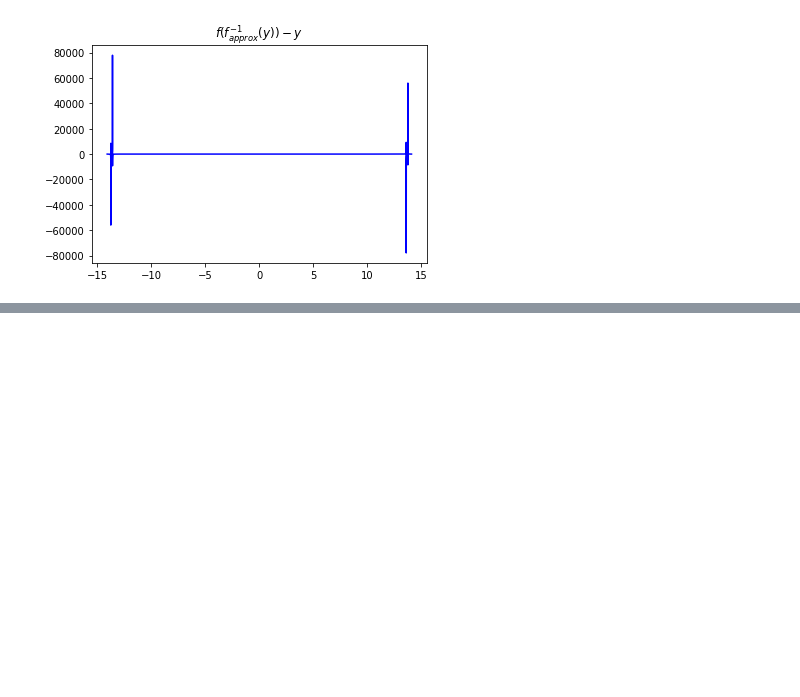
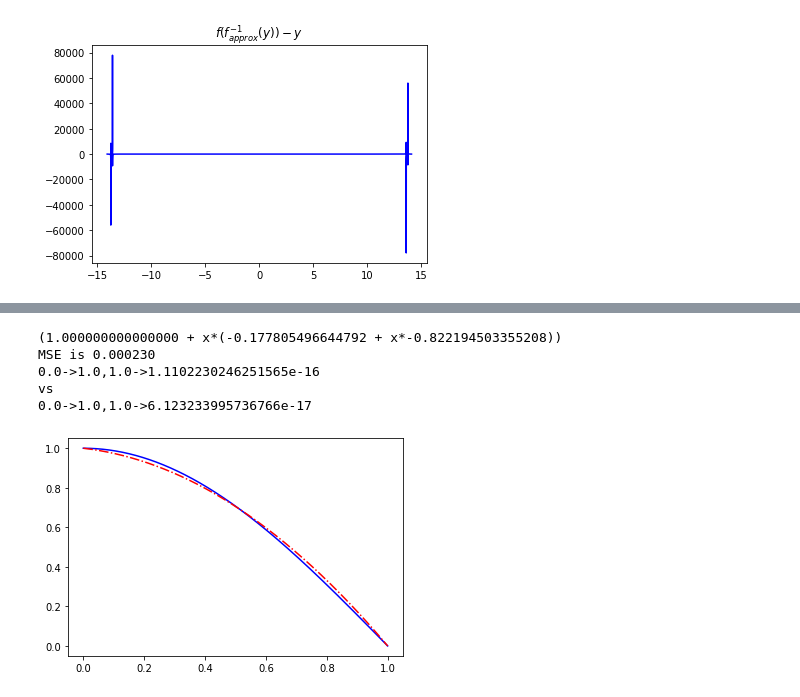
Before and after one commit to mds2/simple-polynomial-function-approximation, a Jupyter notebook: poly approx.ipynb, the cells around one changed output, grey strips where cells are left out. Drawn from its saved outputs; the diff is of its cells as text; code cells hidden in the pictures; blank space fills up the shorter version.

```diff
--- a/poly approx.ipynb
+++ b/poly approx.ipynb
@@ -912,0 +929,9 @@ f(f_inv(y)) round trip mse is 279470.68389871035
+# %%
+solve_with_constraints(lambda x: np.cos(x*np.pi*0.5), 2)
+# %% [output]
+(1.000000000000000 + x*(-0.177805496644792 + x*-0.822194503355208))
+MSE is 0.000230
+0.0->1.0,1.0->1.1102230246251565e-16
+vs
+0.0->1.0,1.0->6.123233995736766e-17
+[figure, added]
```
Also changed, not shown: parts of 3 cells of this notebook, 1 other file.
